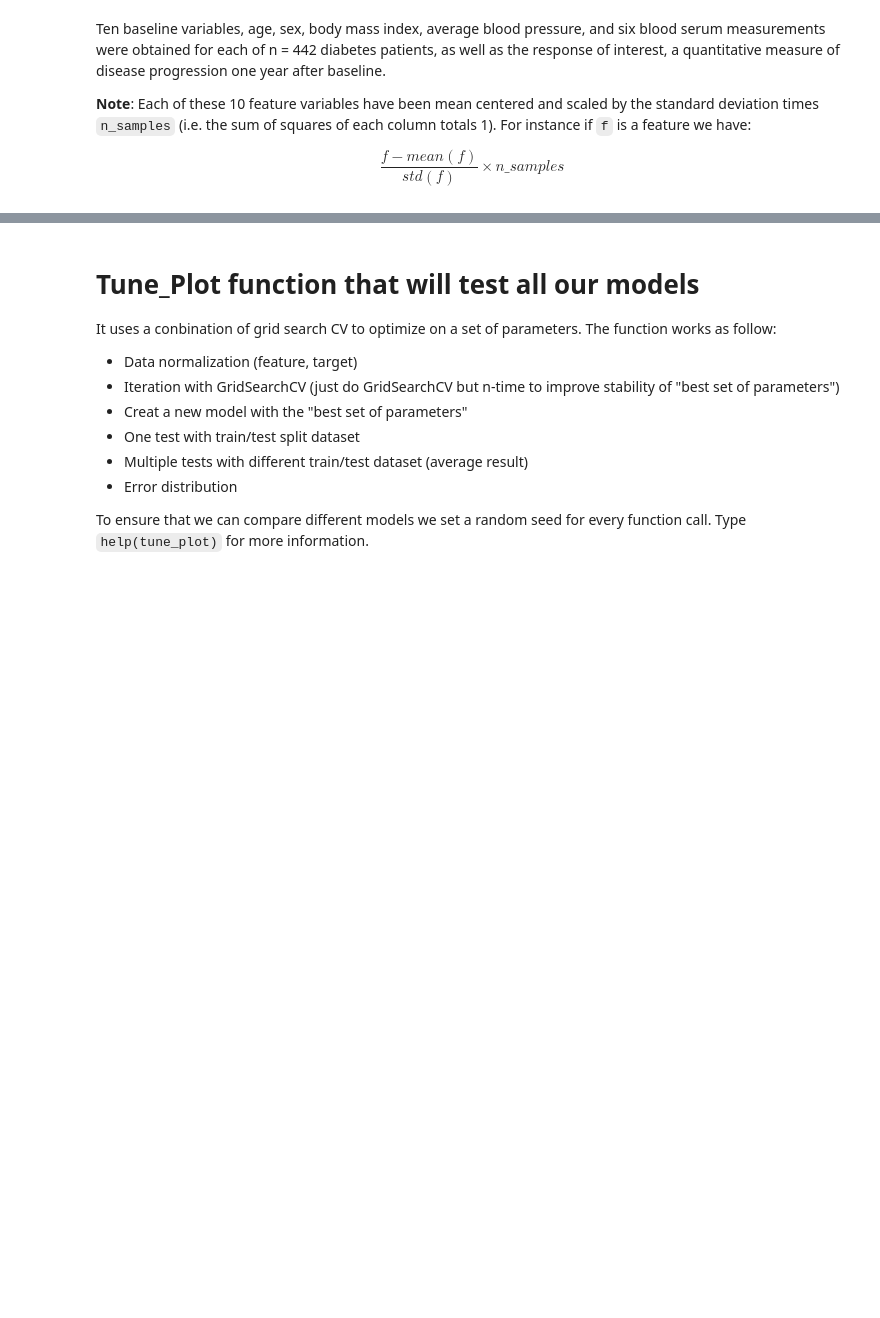
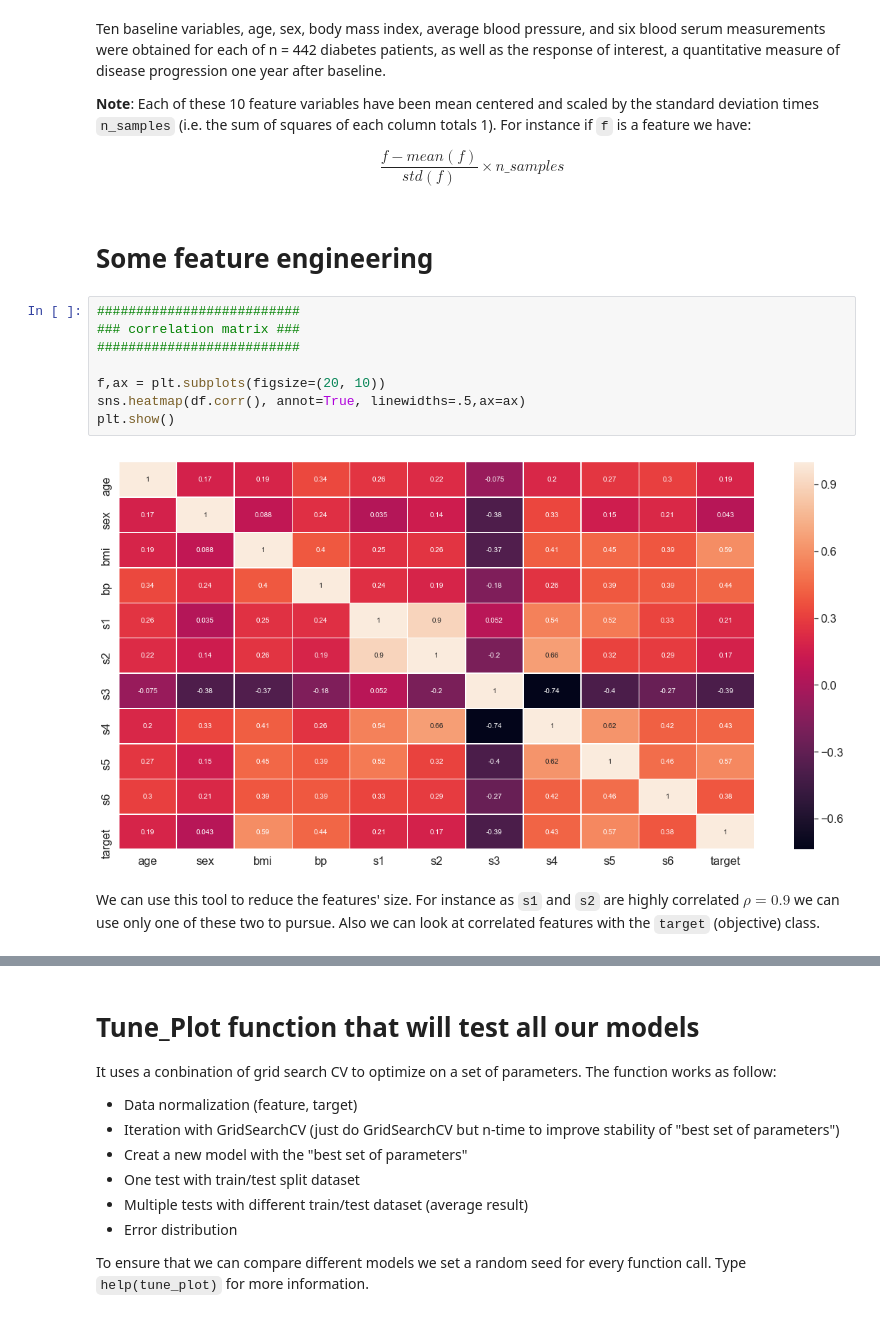
Before and after one commit to louis-lapassat/Apprentissage-artificiel, a Jupyter notebook: Diabete/Diabete Dufay Lapassat.ipynb, the cells around one changed output, grey strips where cells are left out. Cells and saved outputs as stored; diff of their text form; blank space fills up the shorter version.

```diff
--- a/Diabete/Diabete Dufay Lapassat.ipynb
+++ b/Diabete/Diabete Dufay Lapassat.ipynb
@@ -37,3 +37,17 @@ Ten baseline variables, age, sex, body mass index, average blood pressure, and s
 **Note**: Each of these 10 feature variables have been mean centered and scaled by the standard deviation times `n_samples` (i.e. the sum of squares of each column totals 1). For instance if `f` is a feature we have:
 
 $$ \frac{f - mean(f)}{std(f)} \times n\_samples$$
+# %% [markdown]
+# Some feature engineering
+# %%
+##########################
+### correlation matrix ###
+##########################
+
+f,ax = plt.subplots(figsize=(20, 10))
+sns.heatmap(df.corr(), annot=True, linewidths=.5,ax=ax)
+plt.show()
+# %% [output]
+[figure, added]
+# %% [markdown]
+We can use this tool to reduce the features' size. For instance as `s1` and `s2` are highly correlated $\rho = 0.9$ we can use only one of these two to pursue. Also we can look at correlated features with the `target` (objective) class.
```
Also changed, not shown: parts of 17 cells of this notebook, 1 other file.
